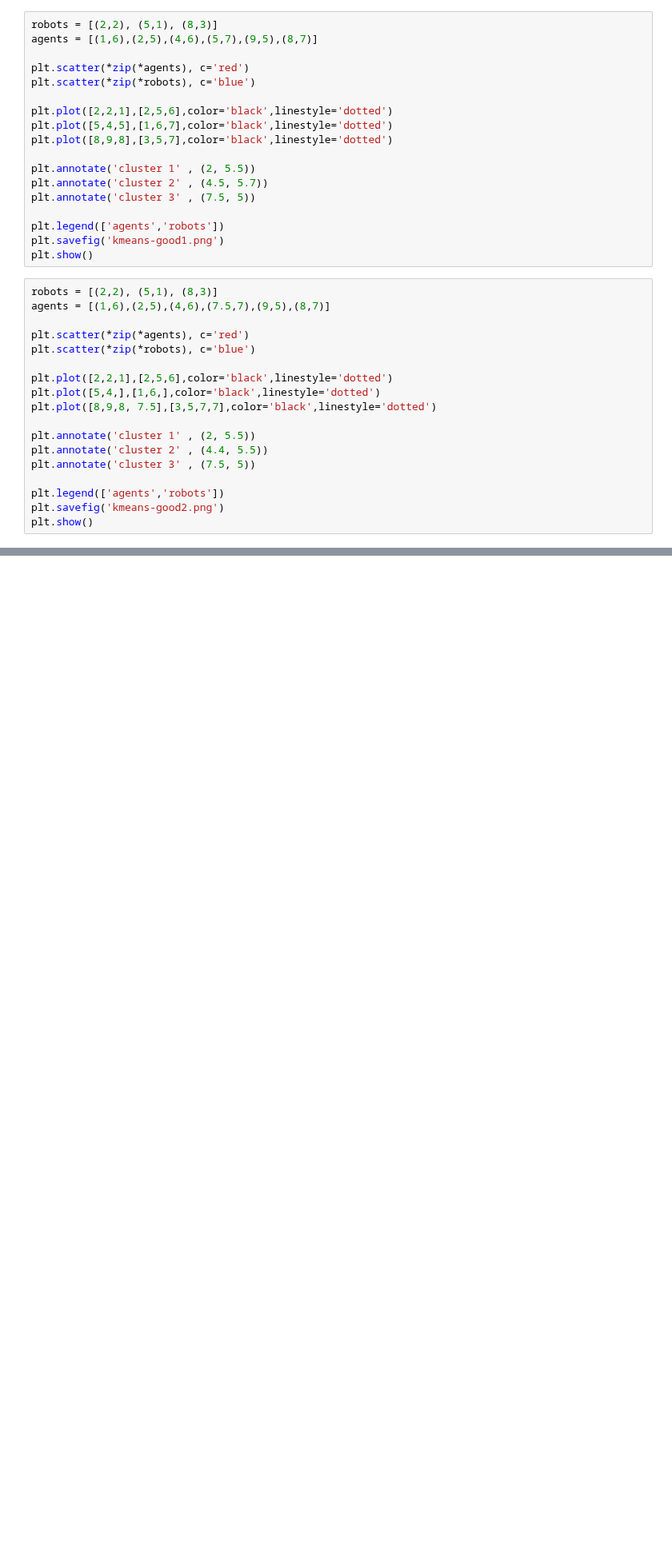
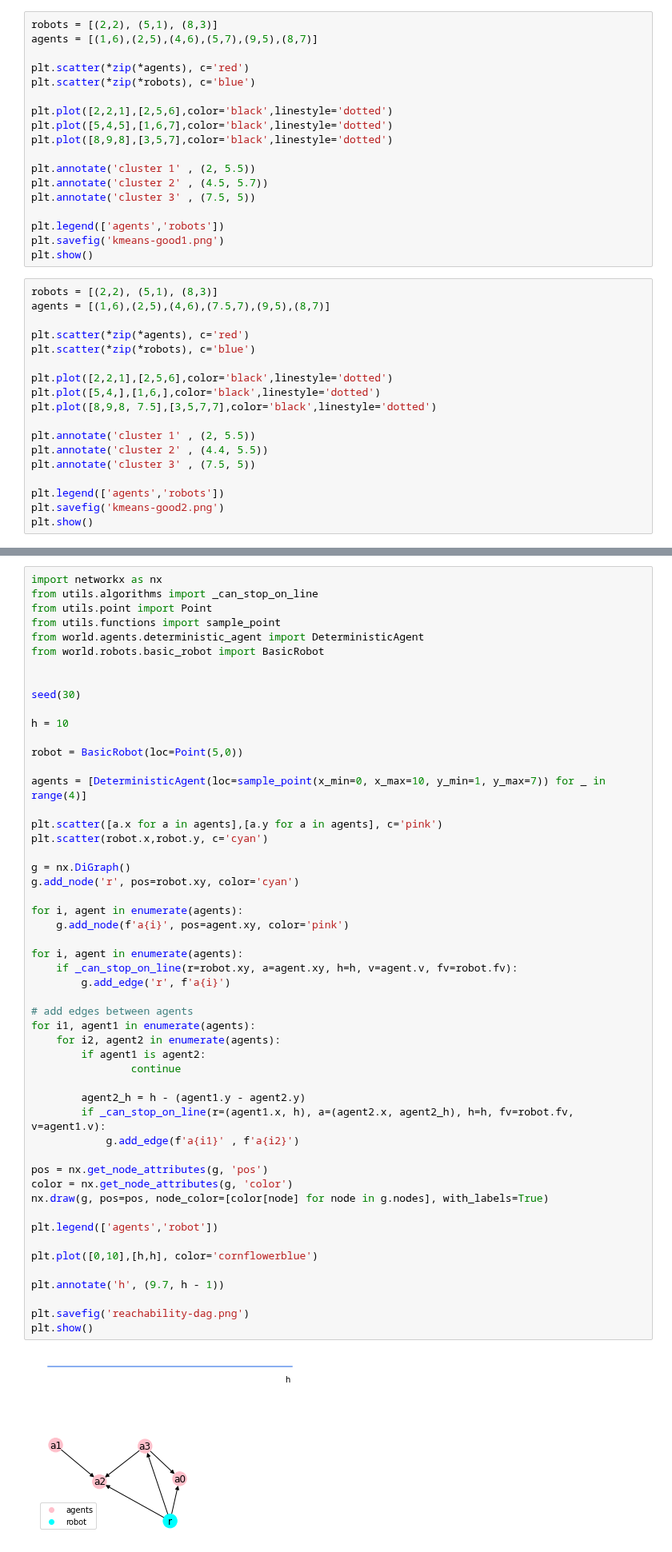
Before and after one commit to Elilgo324/dsd, a Jupyter notebook: stuff/paper-plots/paper_plots.ipynb, the cells around one changed output, grey strips where cells are left out. Shown at 80% size. Drawn from its saved outputs; the diff is of its cells as text; blank space fills up the shorter version.

```diff
--- a/stuff/paper-plots/paper_plots.ipynb
+++ b/stuff/paper-plots/paper_plots.ipynb
@@ -307,0 +414,54 @@ plt.show()
+# %%
+import networkx as nx
+from utils.algorithms import _can_stop_on_line
+from utils.point import Point
+from utils.functions import sample_point
+from world.agents.deterministic_agent import DeterministicAgent
+from world.robots.basic_robot import BasicRobot
+
+
+seed(30)
+
+h = 10
+
+robot = BasicRobot(loc=Point(5,0))
+
+agents = [DeterministicAgent(loc=sample_point(x_min=0, x_max=10, y_min=1, y_max=7)) for _ in range(4)]
+
+plt.scatter([a.x for a in agents],[a.y for a in agents], c='pink')
+plt.scatter(robot.x,robot.y, c='cyan')
+
+g = nx.DiGraph()
+g.add_node('r', pos=robot.xy, color='cyan')
+
+for i, agent in enumerate(agents):
+    g.add_node(f'a{i}', pos=agent.xy, color='pink')
+
+for i, agent in enumerate(agents):
+    if _can_stop_on_line(r=robot.xy, a=agent.xy, h=h, v=agent.v, fv=robot.fv):
+        g.add_edge('r', f'a{i}')
+
+# add edges between agents
+for i1, agent1 in enumerate(agents):
+    for i2, agent2 in enumerate(agents):
+        if agent1 is agent2:
+                continue
+
+        agent2_h = h - (agent1.y - agent2.y)
+        if _can_stop_on_line(r=(agent1.x, h), a=(agent2.x, agent2_h), h=h, fv=robot.fv, v=agent1.v):
+            g.add_edge(f'a{i1}' , f'a{i2}')
+
+pos = nx.get_node_attributes(g, 'pos')
+color = nx.get_node_attributes(g, 'color')
+nx.draw(g, pos=pos, node_color=[color[node] for node in g.nodes], with_labels=True)
+
+plt.legend(['agents','robot'])
+
+plt.plot([0,10],[h,h], color='cornflowerblue')
+
+plt.annotate('h', (9.7, h - 1))
+
+plt.savefig('reachability-dag.png')
+plt.show()
+# %% [output]
+[figure, added]
```
Also changed, not shown: parts of 10 cells of this notebook, 5 other files.
